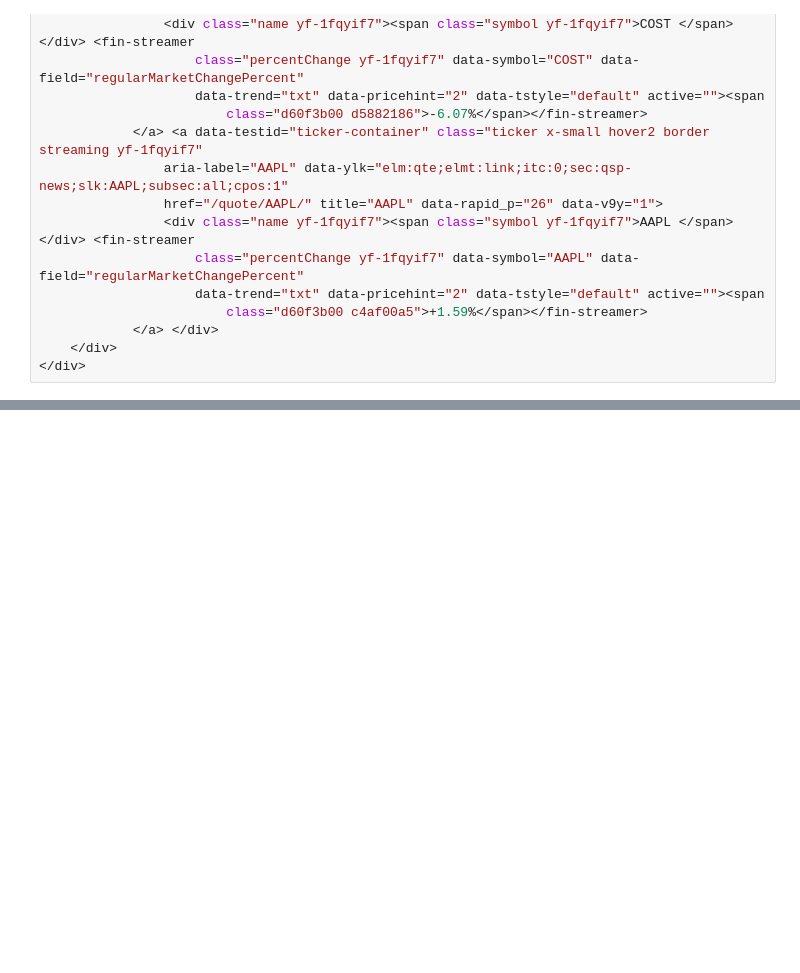
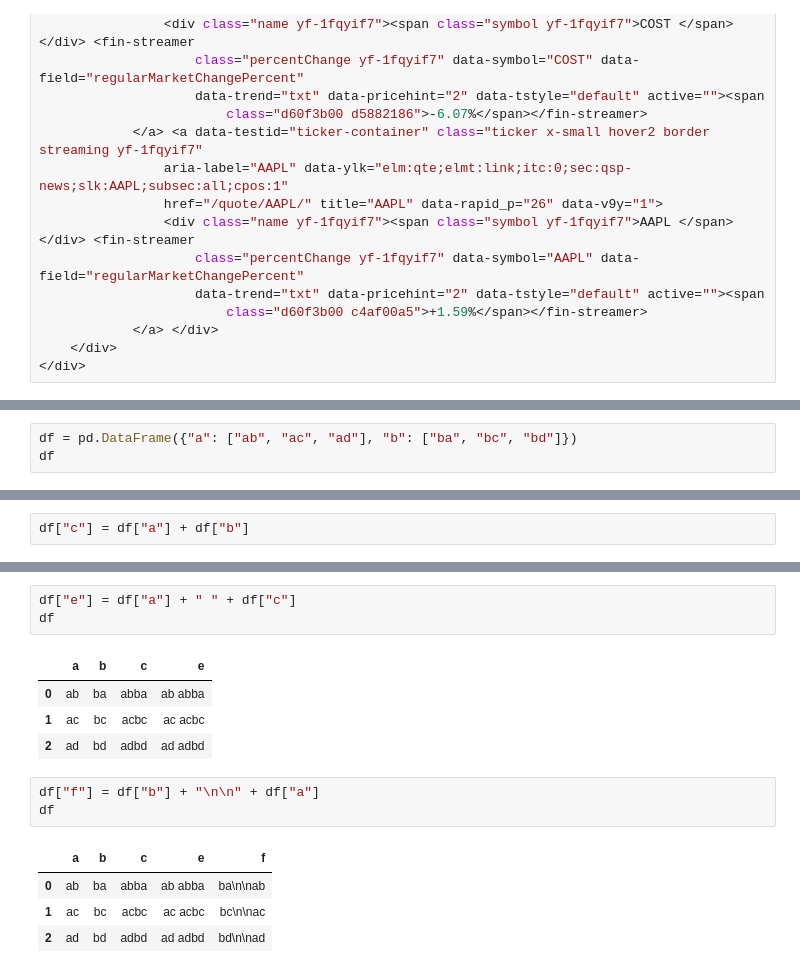
Before and after one commit to CKAbundant/sentiment, a Jupyter notebook: poc.ipynb, the cells around one changed output, grey strips where cells are left out. Drawn from its saved outputs; the diff is of its cells as text; blank space fills up the shorter version.

```diff
--- a/poc.ipynb
+++ b/poc.ipynb
@@ -337,0 +404,3 @@ ReadTimeoutError: HTTPConnectionPool(host='localhost', port=37797): Read timed o
+# %%
+df = pd.DataFrame({"a": ["ab", "ac", "ad"], "b": ["ba", "bc", "bd"]})
+df
@@ -337,0 +412,2 @@ ReadTimeoutError: HTTPConnectionPool(host='localhost', port=37797): Read timed o
+# %%
+df["c"] = df["a"] + df["b"]
@@ -337,0 +421,16 @@ ReadTimeoutError: HTTPConnectionPool(host='localhost', port=37797): Read timed o
+# %%
+df["e"] = df["a"] + " " + df["c"]
+df
+# %% [output]
+|  | a | b | c | e |
+| 0 | ab | ba | abba | ab abba |
+| 1 | ac | bc | acbc | ac acbc |
+| 2 | ad | bd | adbd | ad adbd |
+# %%
+df["f"] = df["b"] + "\n\n" + df["a"]
+df
+# %% [output]
+|  | a | b | c | e | f |
+| 0 | ab | ba | abba | ab abba | ba\n\nab |
+| 1 | ac | bc | acbc | ac acbc | bc\n\nac |
+| 2 | ad | bd | adbd | ad adbd | bd\n\nad |
```
Also changed, not shown: parts of 16 cells of this notebook, 8 other files.
